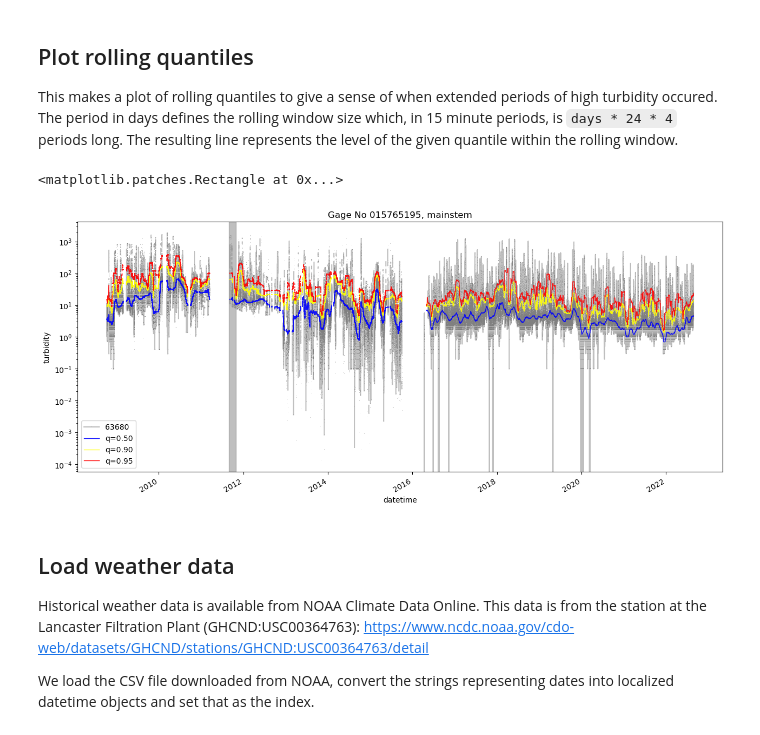
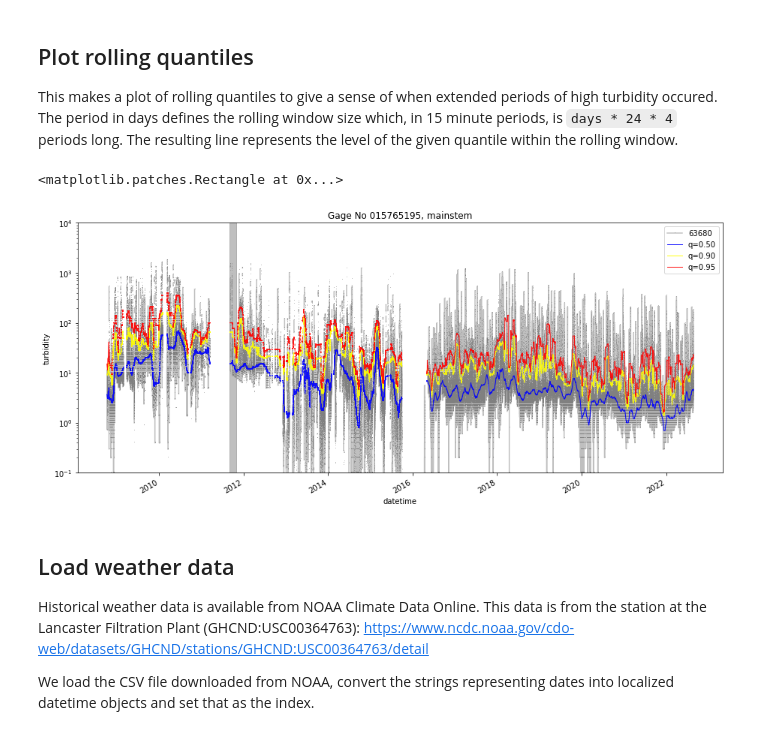
Before and after one commit to mrahnis/nb-streamgage, a Jupyter notebook: Streamgage-05--Turbidity.ipynb, the cells around one changed output. Drawn from its saved outputs; the diff is of its cells as text; code cells hidden in the pictures.

```diff
--- a/Streamgage-05--Turbidity.ipynb
+++ b/Streamgage-05--Turbidity.ipynb
@@ -19,7 +19,7 @@ import numpy as np
 import pandas as pd
 import matplotlib.pyplot as plt
 
-gages = {'01576516':'east branch',
+favorites = {'01576516':'east branch',
          '015765185':'west branch',
          '015765195':'mainstem',
          '01576521':'mainstem-historical'}
@@ -49,35 +51,36 @@ min_days = 3
 periods = days * 24 * 4
 min_periods = min_days * 24 * 4
 
 # show the values on a log-axis
 logy = True
 
 fig = plt.figure(figsize=(15.4,6.8))
 ax = fig.add_subplot(1, 1, 1)
-ax.set_title('Gage No {}, {}'.format(gage, gages[gage]))
+ax.set_title('Gage No {}, {}'.format(gage, favorites[gage]))
 ax.set_ylabel('turbidity')
+ax.set_ylim(0.1, 10000)
 s.plot(ax=ax, logy=logy, linestyle=None, marker=',', color='gray', alpha=0.5)
 
 q50 = s.rolling(periods, min_periods=min_periods, center=True).quantile(0.5, interpolation='lower')
 q90 = s.rolling(periods, min_periods=min_periods, center=True).quantile(0.9, interpolation='lower')
 q95 = s.rolling(periods, min_periods=min_periods, center=True).quantile(0.95, interpolation='lower')
 
 q50.plot(ax=ax, logy=logy, linestyle='-', linewidth=1, color='blue', alpha=0.9, label='q=0.50')
 q90.plot(ax=ax, logy=logy, linestyle='-', linewidth=1, color='yellow', alpha=0.9, label='q=0.90')
 q95.plot(ax=ax, logy=logy, linestyle='-', linewidth=1, color='red', alpha=0.9, label='q=0.95')
 ax.legend()
 
 # plot a rectangle showing the duration of construction
 start = mdates.date2num(datetime(2011,8,31))
 end = mdates.date2num(datetime(2011,10,31))
 width = end - start
 
 ymin, ymax = ax.get_ylim()
 rect = plt.Rectangle((start, ymin), width, ymax-ymin, color='gray', alpha=0.5, zorder=1)
 ax.add_patch(rect)
 # %% [output]
 <matplotlib.patches.Rectangle at 0x...>
-[figure, old version]
+[figure, new version]
 # %% [markdown]
 ## Load weather data
 
```
Also changed, not shown: parts of 6 cells of this notebook, 7 other files.
